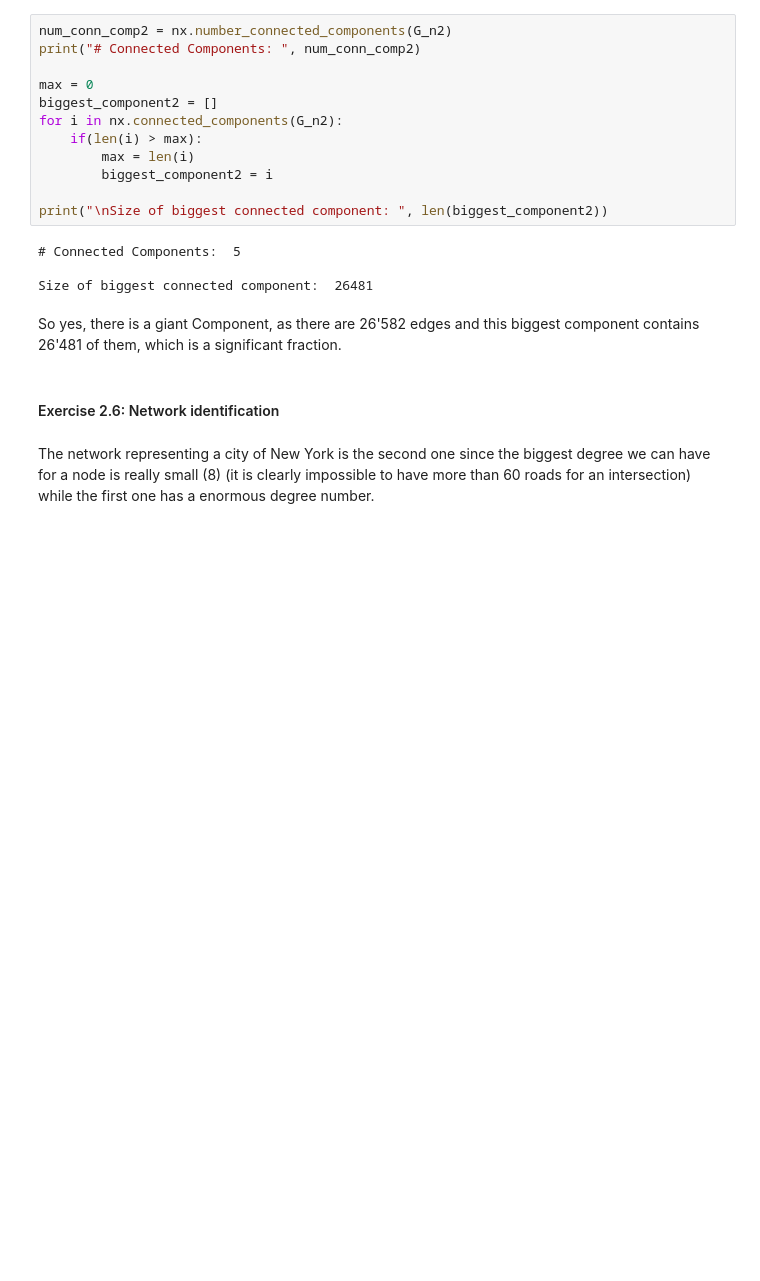
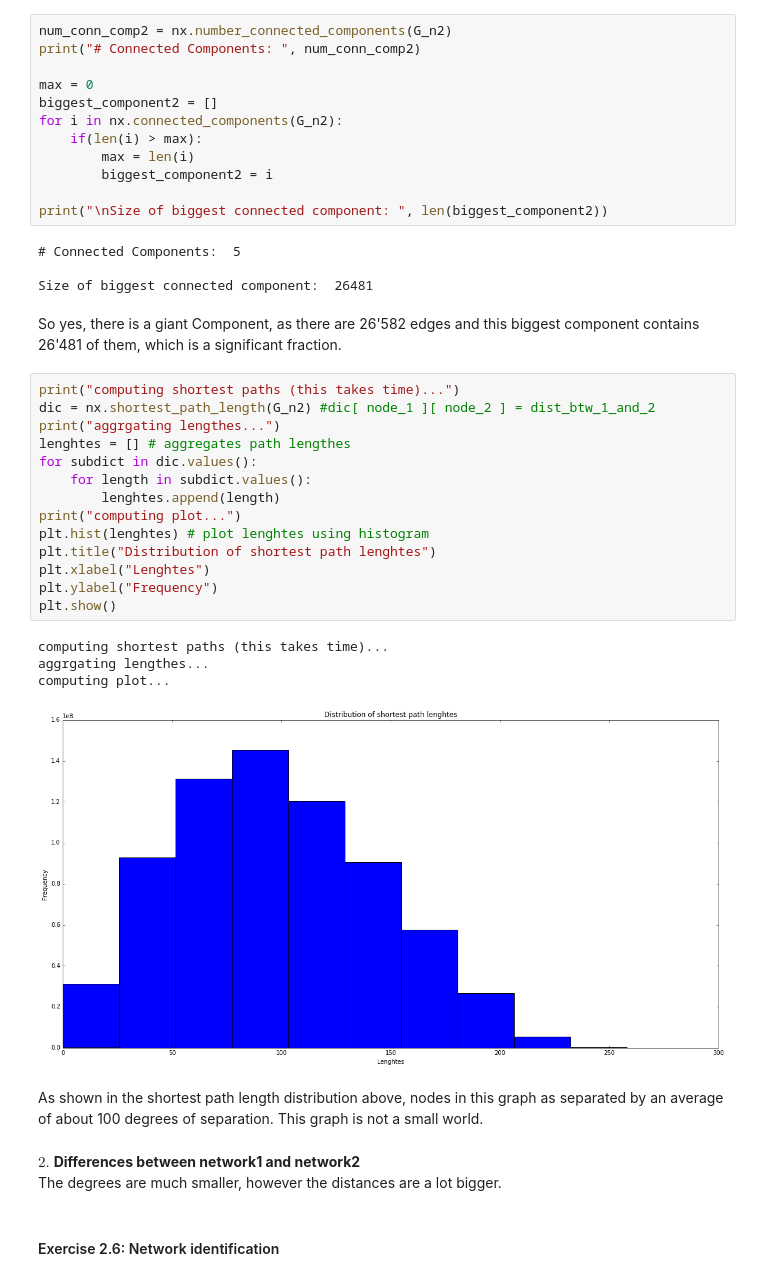
Before and after one commit to roblan11/InternetAnalyticsProject, a Jupyter notebook: ix-lab2/notebooks/ix-lab2-notebook-part1.ipynb, the cells around one changed output. Saved outputs shown, nothing was run; the diff lists cells and outputs as text; blank space fills up the shorter version.

```diff
--- a/ix-lab2/notebooks/ix-lab2-notebook-part1.ipynb
+++ b/ix-lab2/notebooks/ix-lab2-notebook-part1.ipynb
@@ -153,8 +166,29 @@ print("\nSize of biggest connected component: ", len(biggest_component2))
 Size of biggest connected component:  26481
 # %% [markdown]
 So yes, there is a giant Component, as there are 26'582 edges and this biggest component contains 26'481 of them, which is a significant fraction.
+# %%
+print("computing shortest paths (this takes time)...")
+dic = nx.shortest_path_length(G_n2) #dic[ node_1 ][ node_2 ] = dist_btw_1_and_2
+print("aggrgating lengthes...")
+lenghtes = [] # aggregates path lengthes
+for subdict in dic.values():
+    for length in subdict.values():
+        lenghtes.append(length)
+print("computing plot...")
+plt.hist(lenghtes) # plot lenghtes using histogram
+plt.title("Distribution of shortest path lenghtes")
+plt.xlabel("Lenghtes")
+plt.ylabel("Frequency")
+plt.show()
+# %% [output]
+computing shortest paths (this takes time)...
+aggrgating lengthes...
+computing plot...
+[figure, added]
+# %% [markdown]
+As shown in the shortest path length distribution above, nodes in this graph as separated by an average of about 100 degrees of separation. This graph is not a small world.
+# %% [markdown]
+$2.$ **Differences between network1 and network2** <br>
+The degrees are much smaller, however the distances are a lot bigger.
 # %% [markdown]
 #### Exercise 2.6: Network identification
-# %% [markdown]
-The network representing a city of New York is the second one since the biggest degree we can have for a node is really small (8)
-(it is clearly impossible to have more than 60 roads for an intersection) while the first one has a enormous degree number.
```
Also changed, not shown: parts of 12 cells of this notebook, 1 other file.
